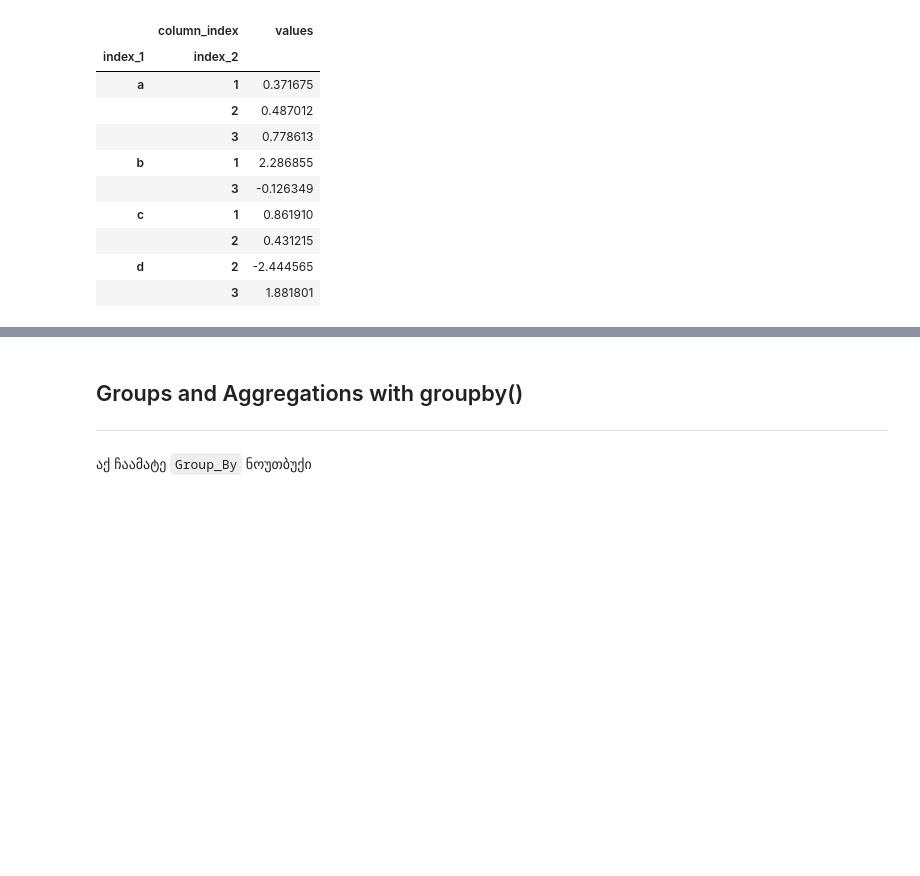
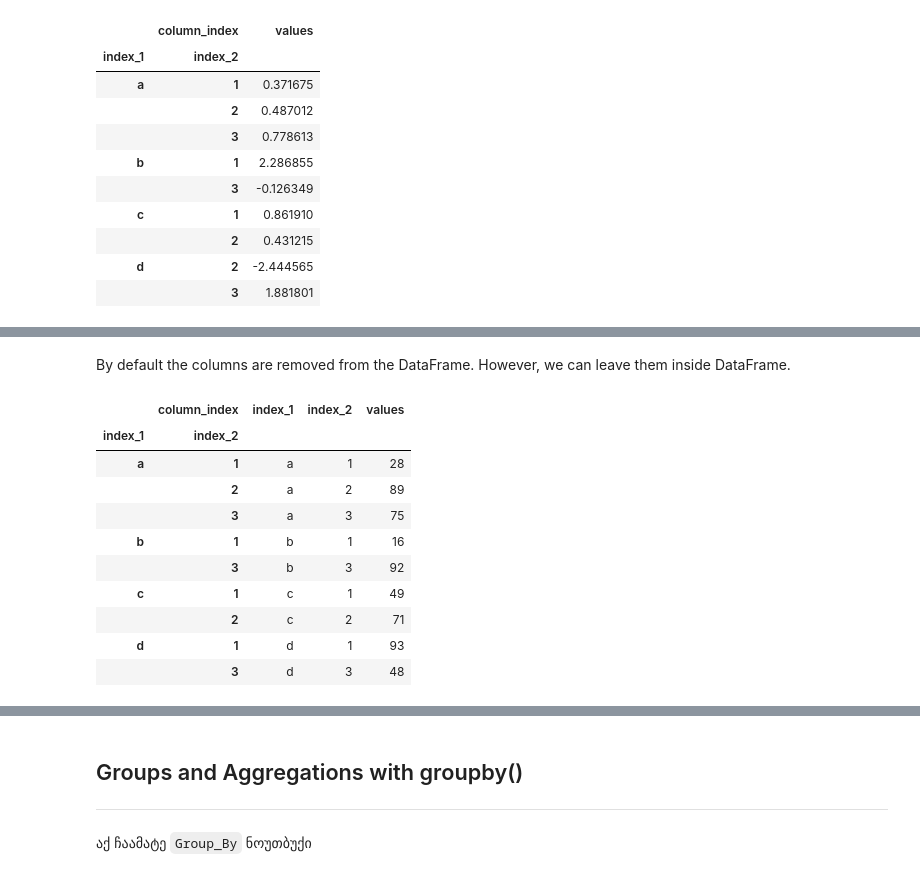
Before and after one commit to Okroshiashvili/Data_Analysis_Python, a Jupyter notebook: Lecture 5/Join, Combine, Reshape DataFrame.ipynb, the cells around one changed output, grey strips where cells are left out. Saved outputs shown, nothing was run; the diff lists cells and outputs as text; code cells hidden in the pictures; blank space fills up the shorter version.

```diff
--- a/Lecture 5/Join, Combine, Reshape DataFrame.ipynb
+++ b/Lecture 5/Join, Combine, Reshape DataFrame.ipynb
@@ -121,0 +295,5 @@ multi_df.loc["a"] # Slice at first level
+# %%
+multi_df = multi_df.reset_index() # Reset index and set it again
+
+
+multi_df
@@ -121,0 +313,2 @@ multi_df.loc["a"] # Slice at first level
+# %%
+multi_df.set_index(keys=["index_1", "index_2"]) # Set columns as index
@@ -121,0 +327,16 @@ multi_df.loc["a"] # Slice at first level
+# %% [markdown]
+By default the columns are removed from the DataFrame. However, we can leave them inside DataFrame.
+# %%
+multi_df.set_index(keys=["index_1", "index_2"], drop=False)
+# %% [output]
+|  | column_index | index_1 | index_2 | values |
+| index_1 | index_2 |  |  |  |
+| a | 1 | a | 1 | 28 |
+|  | 2 | a | 2 | 89 |
+|  | 3 | a | 3 | 75 |
+| b | 1 | b | 1 | 16 |
+|  | 3 | b | 3 | 92 |
+| c | 1 | c | 1 | 49 |
+|  | 2 | c | 2 | 71 |
+| d | 1 | d | 1 | 93 |
+|  | 3 | d | 3 | 48 |
```
Also changed, not shown: parts of 26 cells of this notebook, 1 other file.
